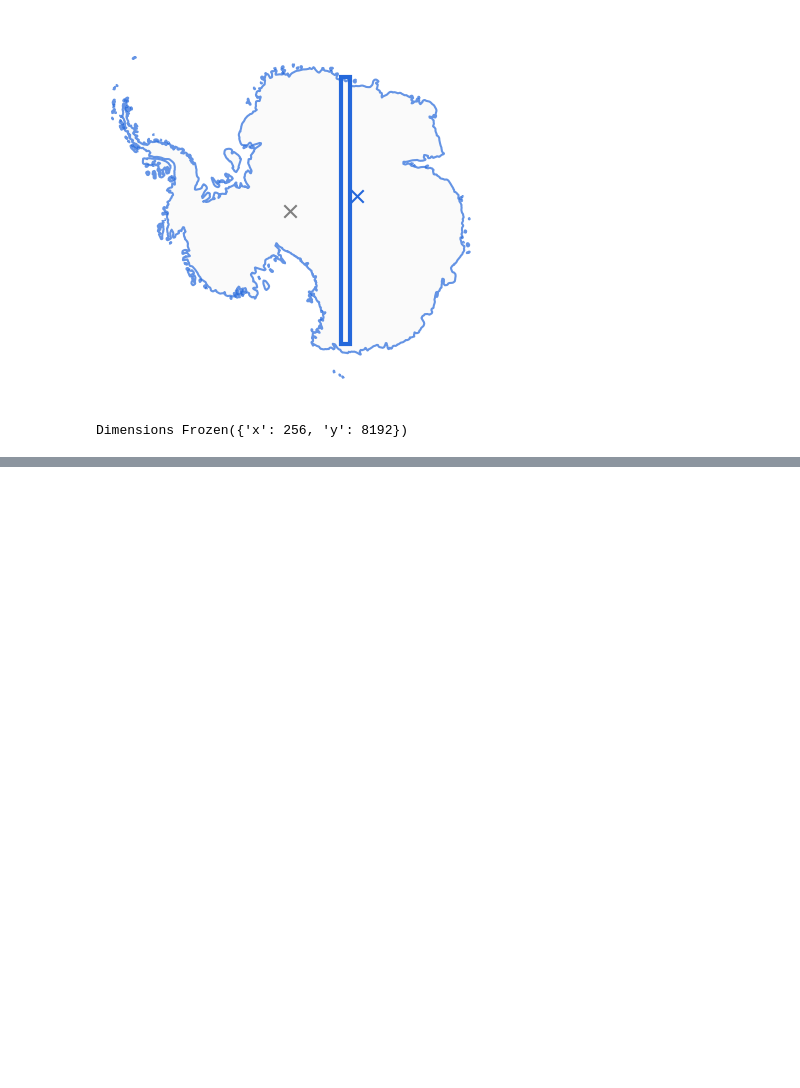
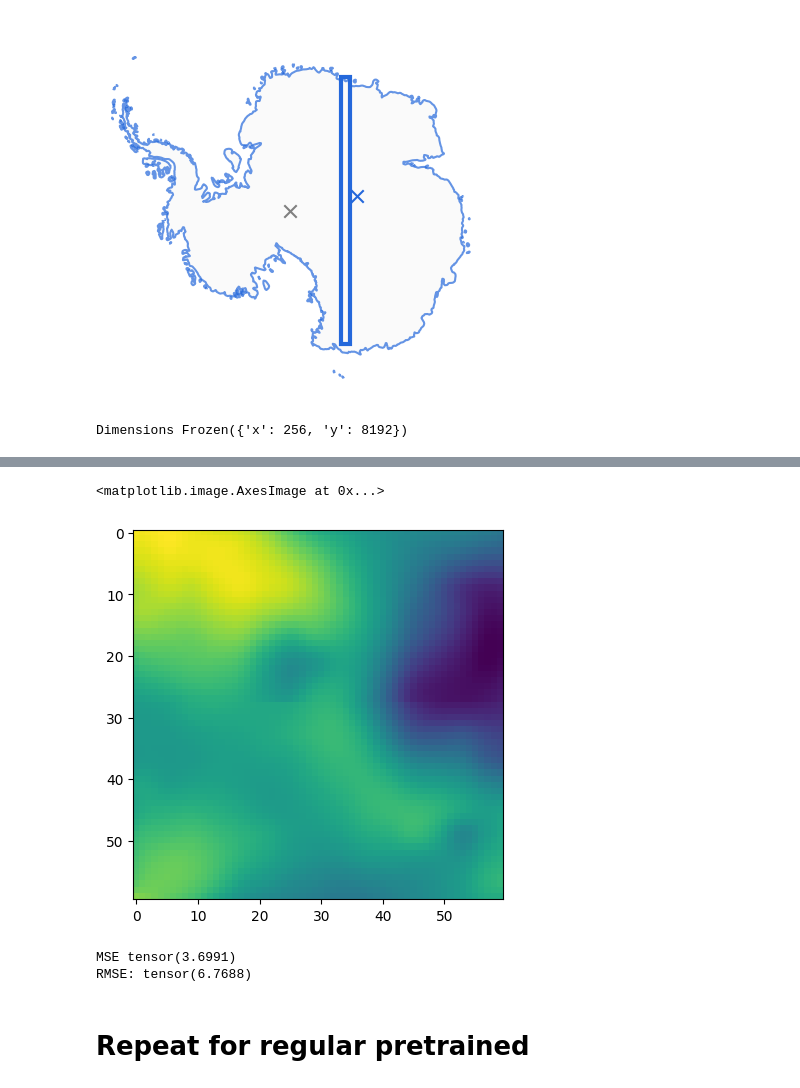
Before and after one commit to kimbente/finetune-HAT, a Jupyter notebook: KB_generate_train_val.ipynb, the cells around one changed output, grey strips where cells are left out. Drawn from its saved outputs; the diff is of its cells as text; code cells hidden in the pictures; blank space fills up the shorter version.

```diff
--- a/KB_generate_train_val.ipynb
+++ b/KB_generate_train_val.ipynb
@@ -468,0 +615,14 @@ Dimensions Frozen({'x': 256, 'y': 8192})
+# %%
+plt.imshow(same_area[660:720, 660:720])
+# Minor artefact visible from
+# %% [output]
+<matplotlib.image.AxesImage at 0x...>
+[figure, added]
+# %%
+print("MSE", torch.mean(torch.abs(torch.sub(torch.tensor(true_area), same_area))))
+print("RMSE:", torch.sqrt(torch.mean(torch.square(torch.sub(torch.tensor(true_area), same_area)))))
+# %% [output]
+MSE tensor(3.6991)
+RMSE: tensor(6.7688)
+# %% [markdown]
+# Repeat for regular pretrained
```
Also changed, not shown: parts of 20 cells of this notebook, 5 other files.
